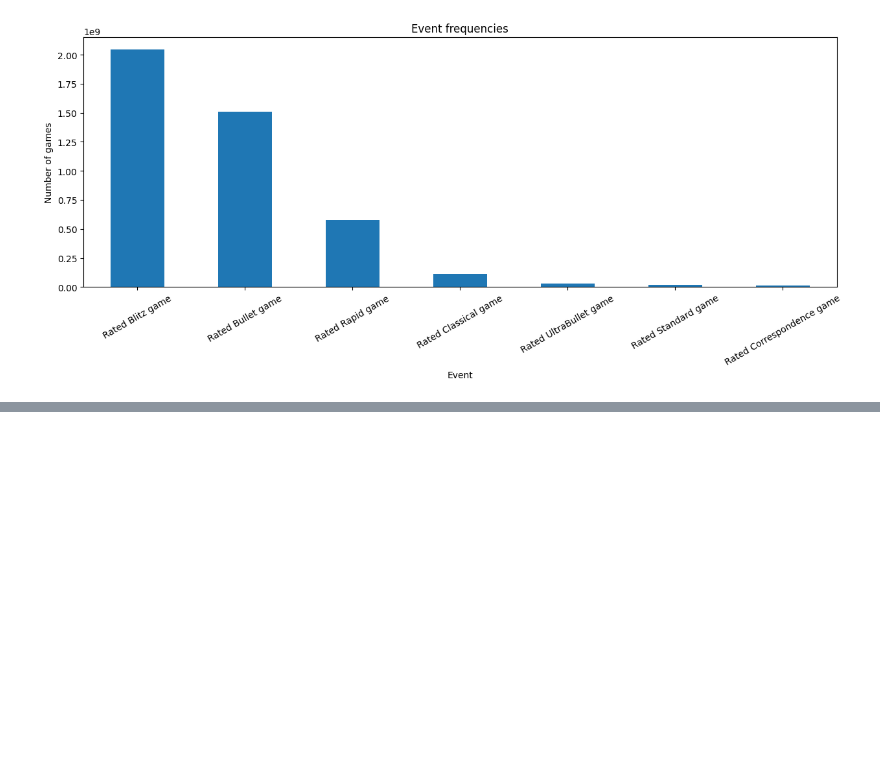
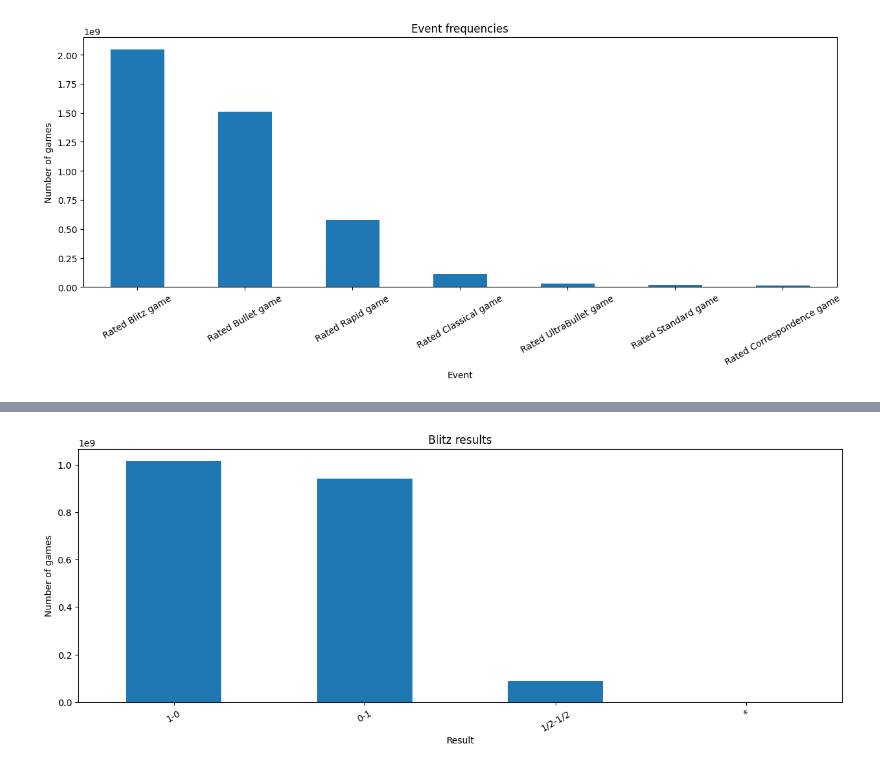
Before and after one commit to luizvalle/chessformer, a Jupyter notebook: data_analysis.ipynb, the cells around one changed output, grey strips where cells are left out. Cells and saved outputs as stored; diff of their text form; code cells hidden in the pictures; blank space fills up the shorter version.

```diff
--- a/data_analysis.ipynb
+++ b/data_analysis.ipynb
@@ -74,0 +109,10 @@ plt.show()
+# %%
+result_frequencies = blitz_games["Result"].value_counts().compute()
+axis = result_frequencies.head(10).plot.bar("bar", figsize=(15, 5))
+plt.title("Blitz results")
+plt.xlabel("Result")
+plt.ylabel("Number of games")
+plt.xticks(rotation=30)
+plt.show()
+# %% [output]
+[figure, added]
```
Also changed, not shown: parts of 8 cells of this notebook.
